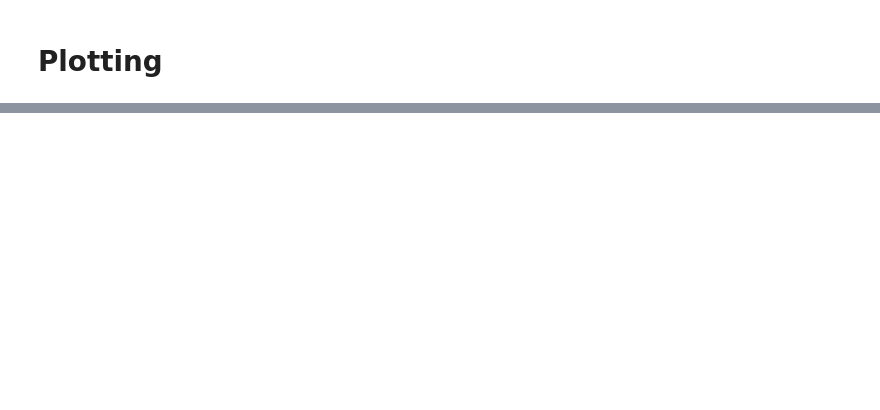
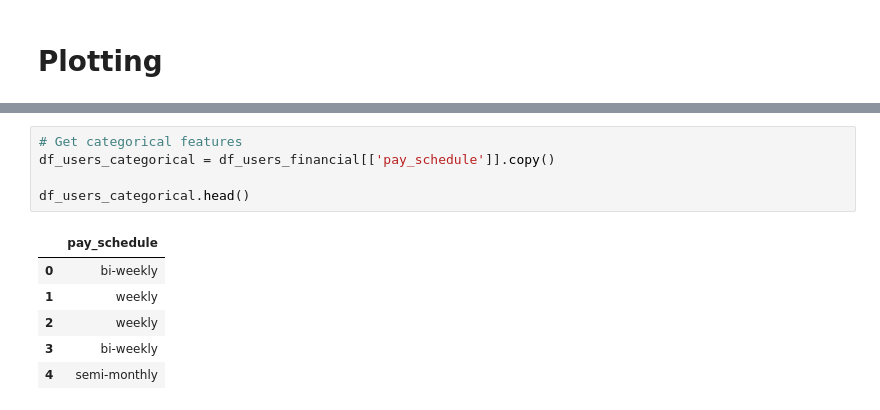
Before and after one commit to c-grigsby/ml-fintech-case-studies, a Jupyter notebook: predicting-loan-signatures/notebooks/predicting-loan-signatures_eda.ipynb, the cells around one changed output, grey strips where cells are left out. Drawn from its saved outputs; the diff is of its cells as text; blank space fills up the shorter version.

```diff
--- a/predicting-loan-signatures/notebooks/predicting-loan-signatures_eda.ipynb
+++ b/predicting-loan-signatures/notebooks/predicting-loan-signatures_eda.ipynb
@@ -86,0 +102,12 @@ dtype: bool
+# %%
+# Get categorical features
+df_users_categorical = df_users_financial[['pay_schedule']].copy()
+
+df_users_categorical.head()
+# %% [output]
+|  | pay_schedule |
+| 0 | bi-weekly |
+| 1 | weekly |
+| 2 | weekly |
+| 3 | bi-weekly |
+| 4 | semi-monthly |
```
Also changed, not shown: parts of 9 cells of this notebook.
